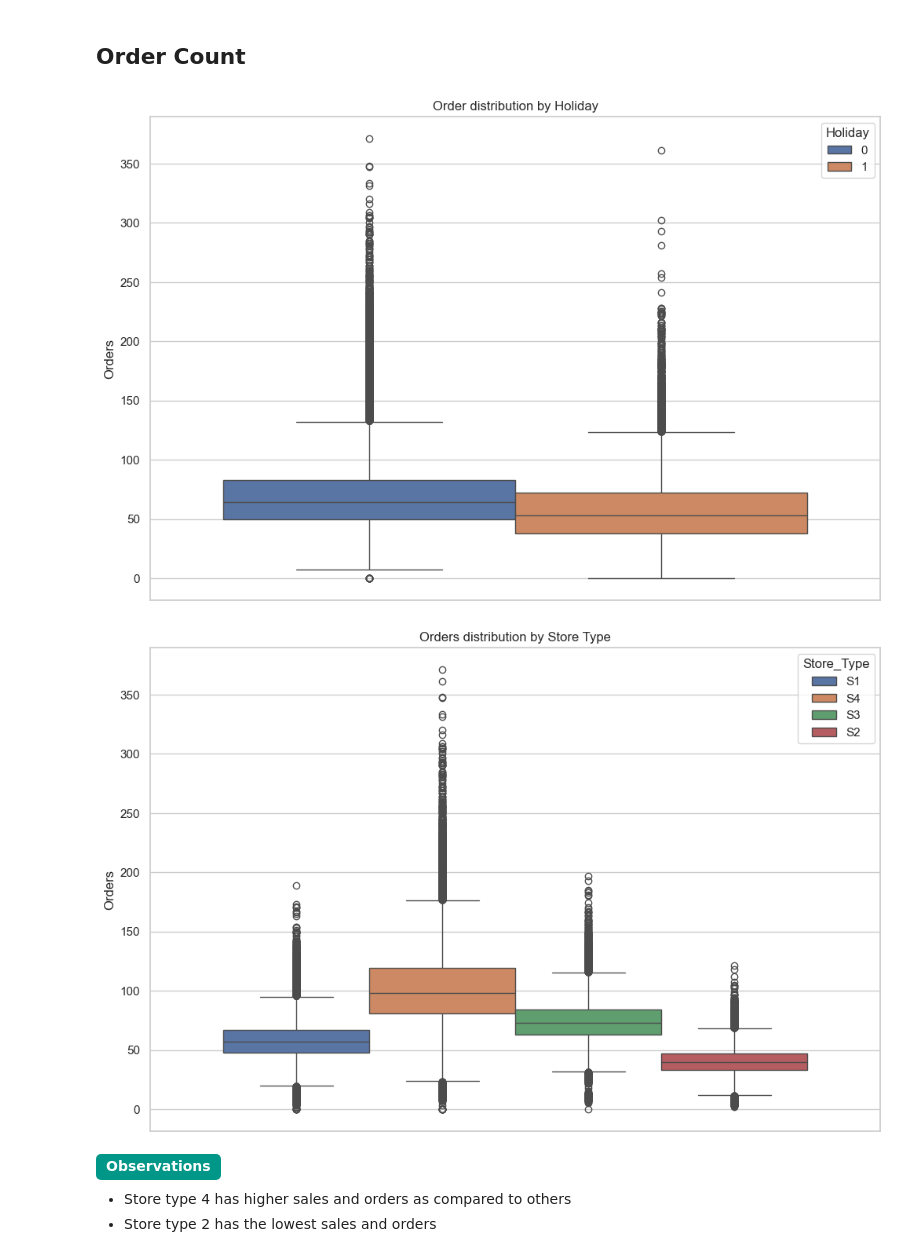
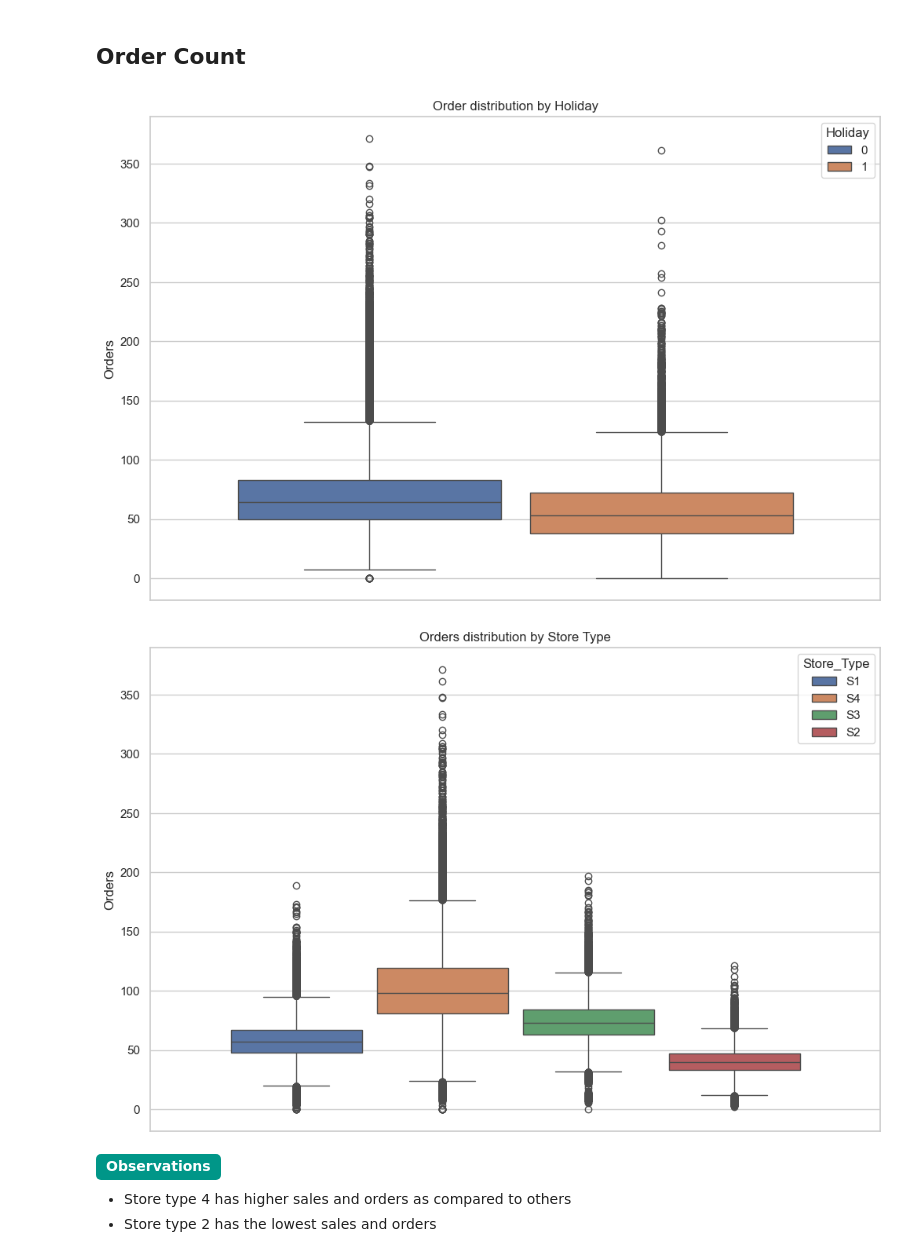
Before and after one commit to gautamnaik1994/SalesForecasting_ML_CaseStudy, a Jupyter notebook: notebooks/eda/02.EDA.ipynb, the cells around one changed output. Saved outputs shown, nothing was run; the diff lists cells and outputs as text; code cells hidden in the pictures.

```diff
--- a/notebooks/eda/02.EDA.ipynb
+++ b/notebooks/eda/02.EDA.ipynb
@@ -128,16 +129,16 @@ plt.title('Sales distribution by Location Type');
 ## Order Count
 # %%
 plt.figure(figsize=(12, 8))
-sns.boxplot(data=df, y='Orders',  hue='Holiday');
+sns.boxplot(data=df, y='Orders',  hue='Holiday',  gap=0.1);
 plt.title('Order distribution by Holiday');
 # %% [output]
-[figure, old version]
+[figure, new version]
 # %%
 plt.figure(figsize=(12, 8))
-sns.boxplot(data=df, y='Orders',  hue='Store_Type');
+sns.boxplot(data=df, y='Orders',  hue='Store_Type', gap=0.1);
 plt.title('Orders distribution by Store Type');
 # %% [output]
-[figure, old version]
+[figure, new version]
 # %% [markdown]
 <b style='padding: 4px 10px 6px 10px;border-radius: 5px;background: #009688;color: #fff;display: inline-block;'>Observations</b>
 - Store type 4 has higher sales and orders as compared to others
```
Also changed, not shown: parts of 16 cells of this notebook, 5 other files.
